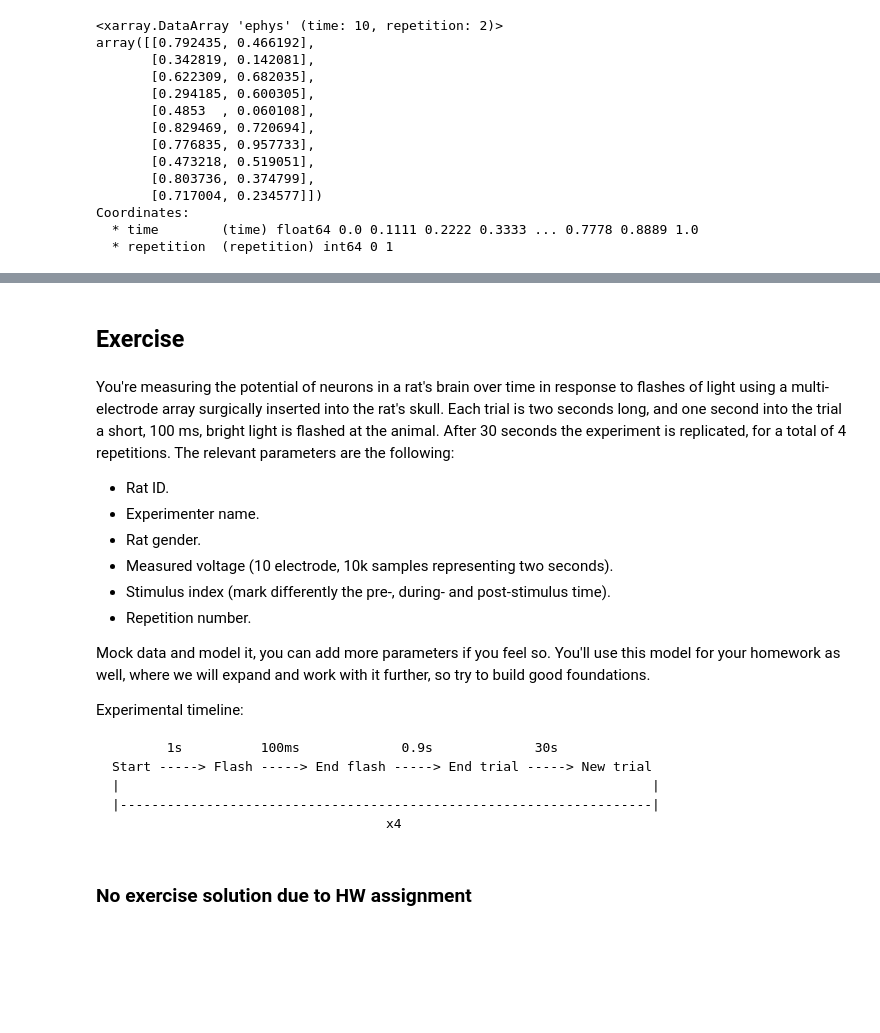
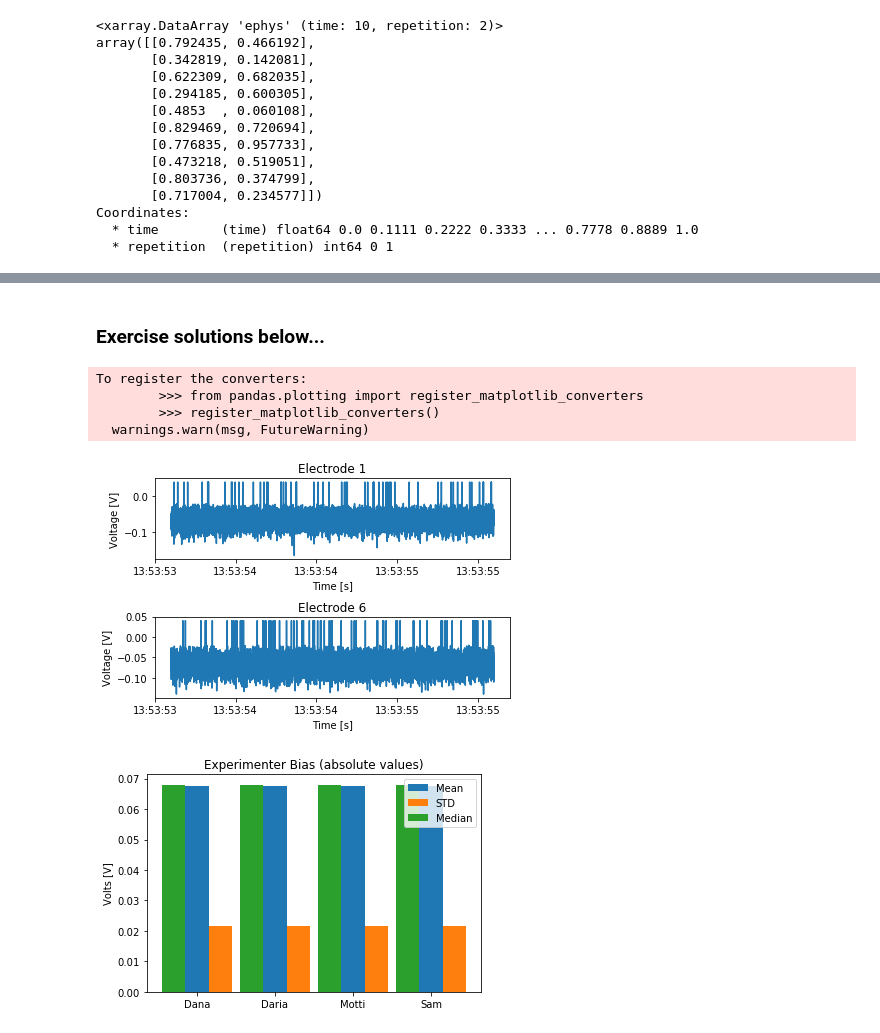
Before and after one commit to sagol-python-for-neuroscientists/textbook-public, a Jupyter notebook: classes/class8.ipynb, the cells around one changed output, grey strips where cells are left out. Saved outputs shown, nothing was run; the diff lists cells and outputs as text; code cells hidden in the pictures; blank space fills up the shorter version.

Commit message:
Added solution to exercise in class 8

````diff
--- a/classes/class8.ipynb
+++ b/classes/class8.ipynb
@@ -777,23 +843,2 @@ Coordinates:
 # %% [markdown]
-## Exercise
+### Exercise solutions below...
-# %% [markdown]
-You're measuring the potential of neurons in a rat's brain over time in response to flashes of light using a multi-electrode array surgically inserted into the rat's skull. Each trial is two seconds long, and one second into the trial a short, 100 ms, bright light is flashed at the animal. After 30 seconds the experiment is replicated, for a total of 4 repetitions. The relevant parameters are the following:
-- Rat ID.
-- Experimenter name.
-- Rat gender.
-- Measured voltage (10 electrode, 10k samples representing two seconds).
-- Stimulus index (mark differently the pre-, during- and post-stimulus time).
-- Repetition number.
-
-Mock data and model it, you can add more parameters if you feel so. You'll use this model for your homework as well, where we will expand and work with it further, so try to build good foundations.
-
-Experimental timeline:
-```bob
-       1s          100ms             0.9s             30s
-Start -----> Flash -----> End flash -----> End trial -----> New trial
-|                                                                    |
-|--------------------------------------------------------------------|
-                                   x4
-```
-# %% [markdown]
-### No exercise solution due to HW assignment
@@ -799,0 +989,13 @@ Start -----> Flash -----> End flash -----> End trial -----> New trial
+# %%
+# Run the solution
+stim_data = mock_stim_data()
+ids = stim_data.data['rat_id']
+arr = stim_data.plot_electrode(rep_number=2, rat_id=ids[0], elec_number=(1, 6))
+stim_data.experimenter_bias()
+# %% [output]
+To register the converters:
+        >>> from pandas.plotting import register_matplotlib_converters
+        >>> register_matplotlib_converters()
+  warnings.warn(msg, FutureWarning)
+[figure, added]
+[figure, added]
````
Also changed, not shown: parts of 6 cells of this notebook, 1 other file.
